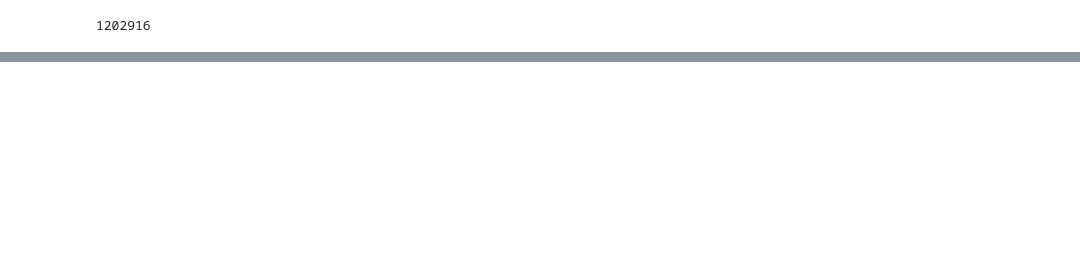
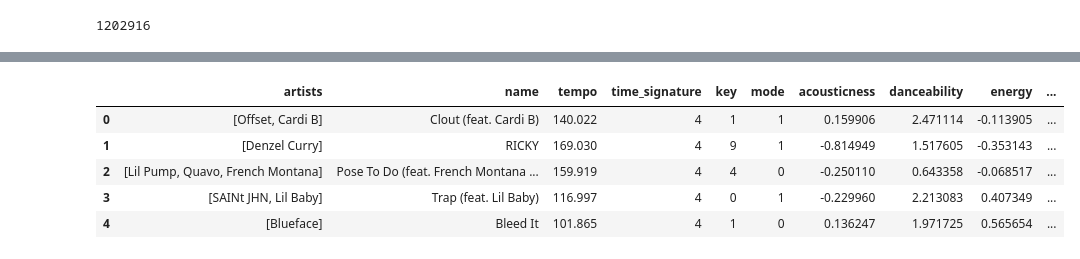
Before and after one commit to taylorhawks/RNN-music-recommender, a Jupyter notebook: preprocessing.ipynb, the cells around one changed output, grey strips where cells are left out. Cells and saved outputs as stored; diff of their text form; code cells hidden in the pictures; blank space fills up the shorter version.

```diff
--- a/preprocessing.ipynb
+++ b/preprocessing.ipynb
@@ -283,0 +473,9 @@ df.index.to_series().nunique()
+# %%
+Playlist.playlists['a'].df.head()
+# %% [output]
+|  | artists | name | tempo | time_signature | key | mode | acousticness | danceability | energy | ... |
+| 0 | [Offset, Cardi B] | Clout (feat. Cardi B) | 140.022 | 4 | 1 | 1 | 0.159906 | 2.471114 | -0.113905 | ... |
+| 1 | [Denzel Curry] | RICKY | 169.030 | 4 | 9 | 1 | -0.814949 | 1.517605 | -0.353143 | ... |
+| 2 | [Lil Pump, Quavo, French Montana] | Pose To Do (feat. French Montana ... | 159.919 | 4 | 4 | 0 | -0.250110 | 0.643358 | -0.068517 | ... |
+| 3 | [SAINt JHN, Lil Baby] | Trap (feat. Lil Baby) | 116.997 | 4 | 0 | 1 | -0.229960 | 2.213083 | 0.407349 | ... |
+| 4 | [Blueface] | Bleed It | 101.865 | 4 | 1 | 0 | 0.136247 | 1.971725 | 0.565654 | ... |
```
Also changed, not shown: parts of 17 cells of this notebook.
